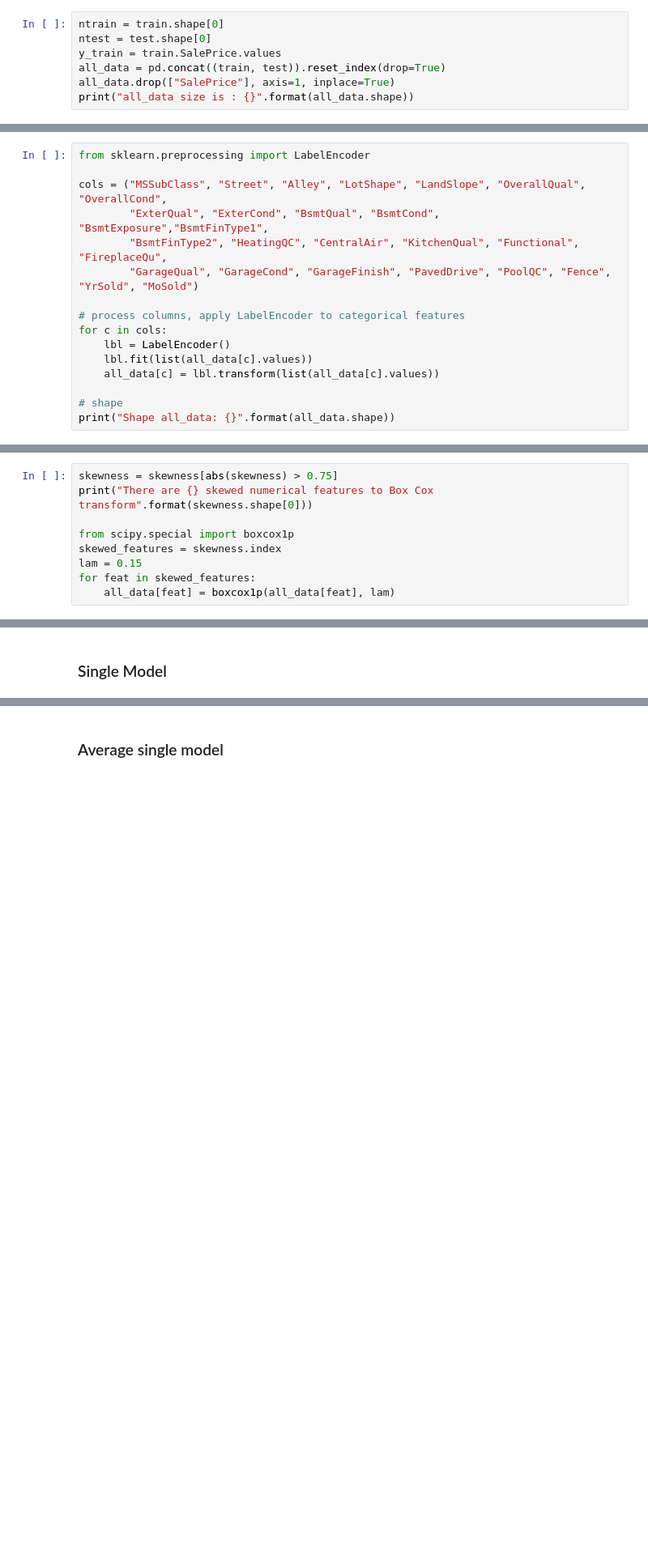
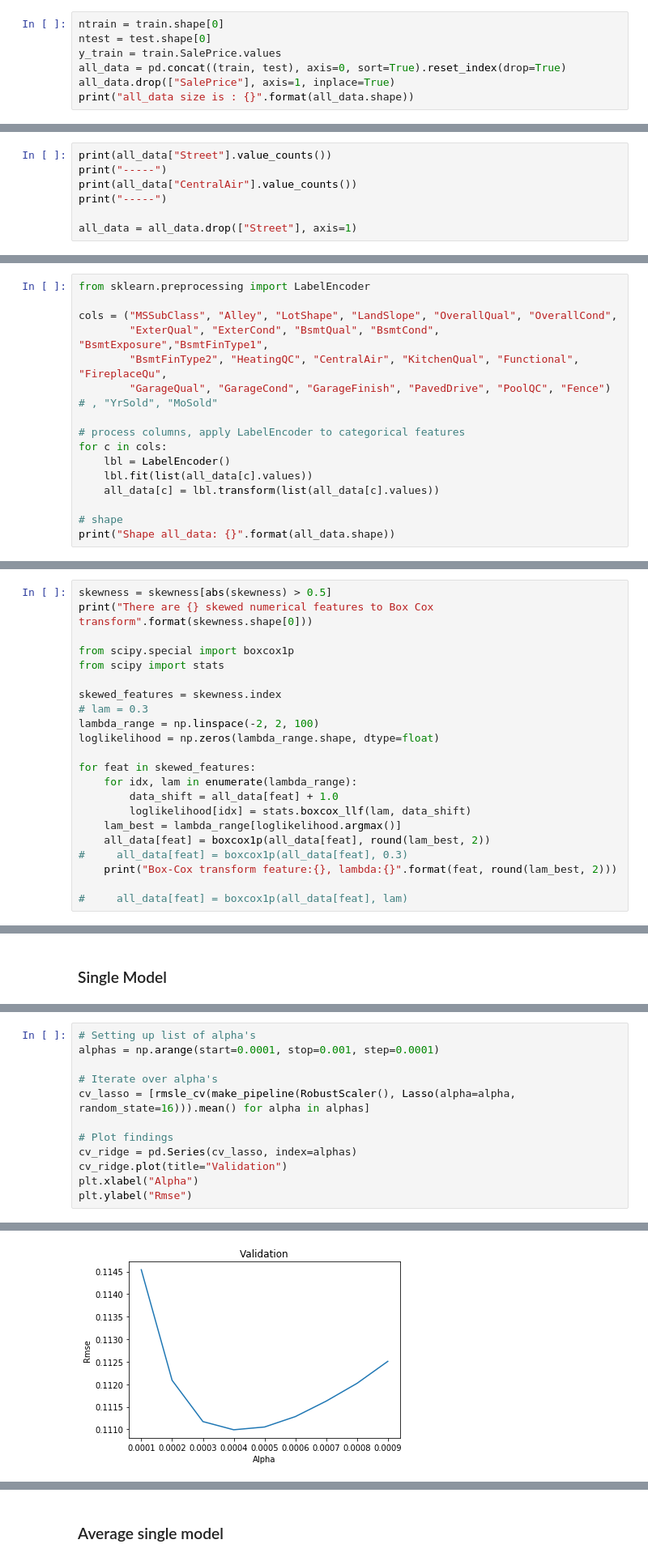
Before and after one commit to machineCYC/SideProjects, a Jupyter notebook: 06-Kaggle-HousePricesAdvancedRegTech/main.ipynb, the cells around one changed output, grey strips where cells are left out. Shown at 81% size. Drawn from its saved outputs; the diff is of its cells as text; blank space fills up the shorter version.

```diff
--- a/06-Kaggle-HousePricesAdvancedRegTech/main.ipynb
+++ b/06-Kaggle-HousePricesAdvancedRegTech/main.ipynb
@@ -108,7 +107,7 @@ plt.show()
 ntrain = train.shape[0]
 ntest = test.shape[0]
 y_train = train.SalePrice.values
-all_data = pd.concat((train, test)).reset_index(drop=True)
+all_data = pd.concat((train, test), axis=0, sort=True).reset_index(drop=True)
 all_data.drop(["SalePrice"], axis=1, inplace=True)
 print("all_data size is : {}".format(all_data.shape))
 # %% [output]
@@ -233,0 +293,7 @@ memory usage: 1.7+ MB
+# %%
+print(all_data["Street"].value_counts())
+print("-----")
+print(all_data["CentralAir"].value_counts())
+print("-----")
+
+all_data = all_data.drop(["Street"], axis=1)
@@ -236,10 +311,10 @@ memory usage: 1.7+ MB
 # %%
 from sklearn.preprocessing import LabelEncoder
 
-cols = ("MSSubClass", "Street", "Alley", "LotShape", "LandSlope", "OverallQual", "OverallCond",
+cols = ("MSSubClass", "Alley", "LotShape", "LandSlope", "OverallQual", "OverallCond",
         "ExterQual", "ExterCond", "BsmtQual", "BsmtCond", "BsmtExposure","BsmtFinType1",
         "BsmtFinType2", "HeatingQC", "CentralAir", "KitchenQual", "Functional", "FireplaceQu",
-        "GarageQual", "GarageCond", "GarageFinish", "PavedDrive", "PoolQC", "Fence", "YrSold", "MoSold")
+        "GarageQual", "GarageCond", "GarageFinish", "PavedDrive", "PoolQC", "Fence") # , "YrSold", "MoSold"
 
 # process columns, apply LabelEncoder to categorical features
 for c in cols:
@@ -278,13 +370,26 @@ Skew in numerical features:
 | EnclosedPorch | 4.002344 |
 | ScreenPorch | 3.945101 |
 # %%
-skewness = skewness[abs(skewness) > 0.75]
+skewness = skewness[abs(skewness) > 0.5]
 print("There are {} skewed numerical features to Box Cox transform".format(skewness.shape[0]))
 
 from scipy.special import boxcox1p
+from scipy import stats
+
 skewed_features = skewness.index
-lam = 0.15
+# lam = 0.3
+lambda_range = np.linspace(-2, 2, 100)
+loglikelihood = np.zeros(lambda_range.shape, dtype=float)
+
 for feat in skewed_features:
-    all_data[feat] = boxcox1p(all_data[feat], lam)
+    for idx, lam in enumerate(lambda_range):
+        data_shift = all_data[feat] + 1.0
+        loglikelihood[idx] = stats.boxcox_llf(lam, data_shift)
+    lam_best = lambda_range[loglikelihood.argmax()]
+    all_data[feat] = boxcox1p(all_data[feat], round(lam_best, 2))
+#     all_data[feat] = boxcox1p(all_data[feat], 0.3)
+    print("Box-Cox transform feature:{}, lambda:{}".format(feat, round(lam_best, 2)))
+
+#     all_data[feat] = boxcox1p(all_data[feat], lam)
 # %% [output]
 There are 59 skewed numerical features to Box Cox transform
@@ -319,0 +476,13 @@ def rmsle_cv(model):
+# %%
+# Setting up list of alpha's
+alphas = np.arange(start=0.0001, stop=0.001, step=0.0001)
+
+# Iterate over alpha's
+cv_lasso = [rmsle_cv(make_pipeline(RobustScaler(), Lasso(alpha=alpha, random_state=16))).mean() for alpha in alphas]
+
+# Plot findings
+cv_ridge = pd.Series(cv_lasso, index=alphas)
+cv_ridge.plot(title="Validation")
+plt.xlabel("Alpha")
+plt.ylabel("Rmse")
+# %% [output]
@@ -320 +490,2 @@ def rmsle_cv(model):
+[figure, added]
 # %%
```
Also changed, not shown: parts of 60 cells of this notebook, 2 other files.
